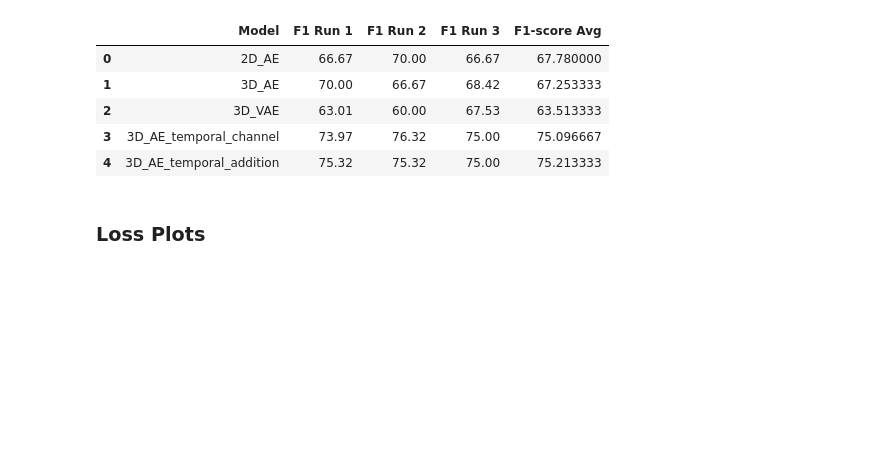
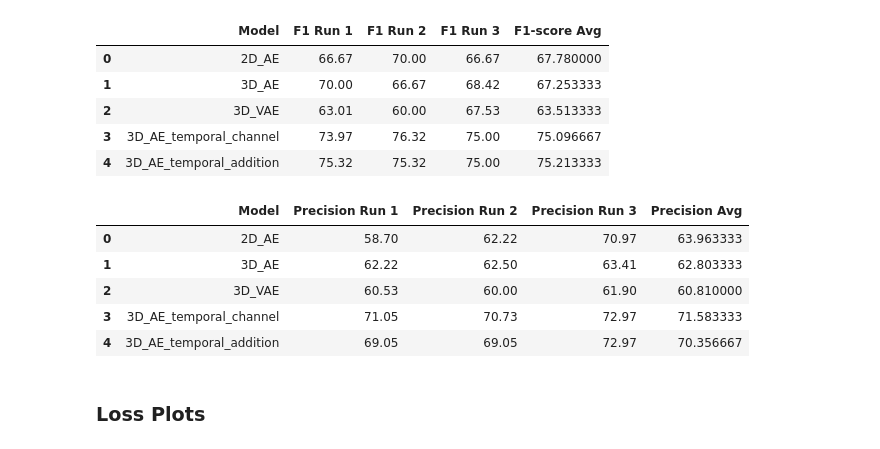
Before and after one commit to bhumikasadbhave/Master-Thesis-SITS, a Jupyter notebook: Modeling/temporal_ae_executions.ipynb, the cells around one changed output. Saved outputs shown, nothing was run; the diff lists cells and outputs as text; code cells hidden in the pictures; blank space fills up the shorter version.

```diff
--- a/Modeling/temporal_ae_executions.ipynb
+++ b/Modeling/temporal_ae_executions.ipynb
@@ -597,7 +596,9 @@ class Conv3DAutoencoder_Time_Addition(nn.Module):
         # --- Date embedding processing ---
         # Convert the date embeddings to the shape (B, 2, 7, 4, 4)
         if not isinstance(date_embeddings, torch.Tensor):
-            date_embeddings = torch.tensor(date_embeddings, dtype=torch.float32).to(x.device)    # Shape: (B, 7, 2)
+            date_embeddings = torch.tensor(date_embeddings, dtype=torch.float32).to(x.device)
+        else:
+            date_embeddings = date_embeddings.to(x.device)
         date_embeddings_tensor = date_embeddings.permute(0, 2, 1)                                # Shape: (B, 2, 7)
         date_embeddings_tensor = date_embeddings_tensor.unsqueeze(-1).unsqueeze(-1)                     # Shape: (B, 2, 7, 1, 1)
         date_embeddings_tensor = date_embeddings_tensor.expand(-1, -1, -1, x.shape[3], x.shape[4])      # Shape: (B, 2, 7, 4, 4)
@@ -734,7 +735,7 @@ df_f1
 ### Accuracy
 # %%
 model_names = ['2D_AE','3D_AE', '3D_VAE', "3D_AE_temporal_channel","3D_AE_temporal_addition"]
-df_loss, df_accuracy, df_recall, df_f1 = compile_results_table_with_metrics(model_names, output_dir=config.results_json_path)
+df_loss, df_accuracy, df_recall, df_f1, df_precision = compile_results_table_with_metrics(model_names, output_dir=config.results_json_path)
 # %%
 df_accuracy
 # %% [output]
@@ -764,6 +765,15 @@ df_f1
 | 2 | 3D_VAE | 63.01 | 60.00 | 67.53 | 63.513333 |
 | 3 | 3D_AE_temporal_channel | 73.97 | 76.32 | 75.00 | 75.096667 |
 | 4 | 3D_AE_temporal_addition | 75.32 | 75.32 | 75.00 | 75.213333 |
+# %%
+df_precision
+# %% [output]
+|  | Model | Precision Run 1 | Precision Run 2 | Precision Run 3 | Precision Avg |
+| 0 | 2D_AE | 58.70 | 62.22 | 70.97 | 63.963333 |
+| 1 | 3D_AE | 62.22 | 62.50 | 63.41 | 62.803333 |
+| 2 | 3D_VAE | 60.53 | 60.00 | 61.90 | 60.810000 |
+| 3 | 3D_AE_temporal_channel | 71.05 | 70.73 | 72.97 | 71.583333 |
+| 4 | 3D_AE_temporal_addition | 69.05 | 69.05 | 72.97 | 70.356667 |
 # %% [markdown]
 ### Loss Plots
 # %%
```
Also changed, not shown: parts of 20 cells of this notebook, 7 other files.
